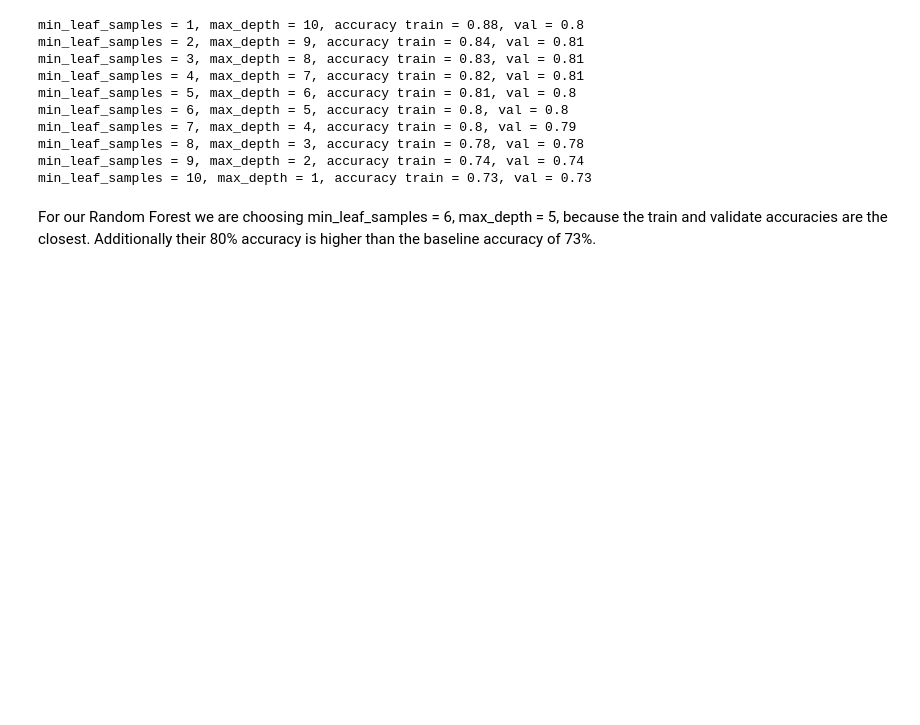
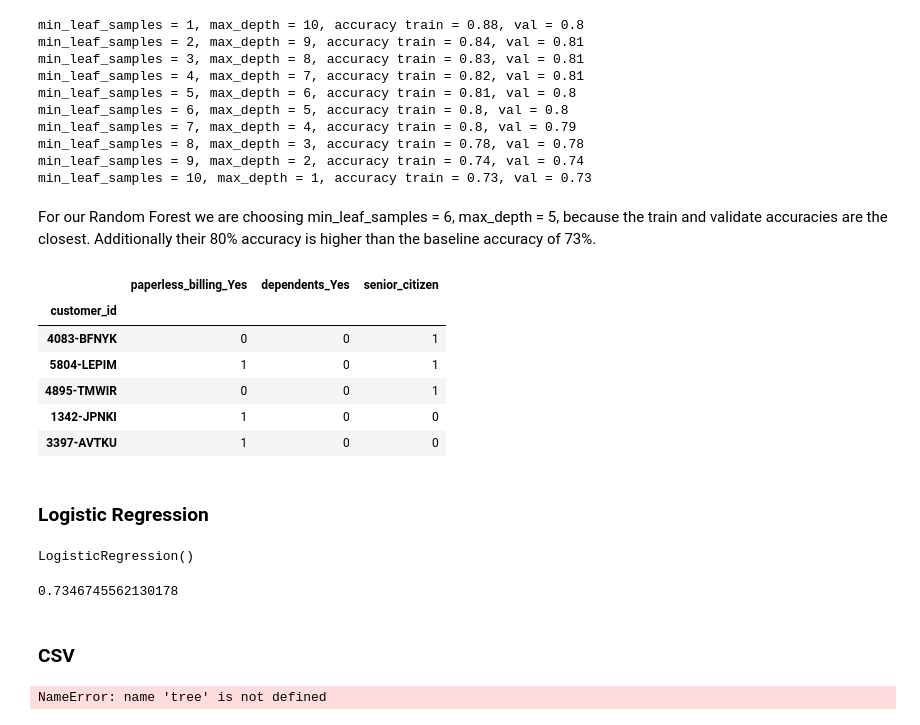
Before and after one commit to Henry-Candeias/Classification-Project, a Jupyter notebook: classification_proj_rd.ipynb, the cells around one changed output. Drawn from its saved outputs; the diff is of its cells as text; code cells hidden in the pictures; blank space fills up the shorter version.

```diff
--- a/classification_proj_rd.ipynb
+++ b/classification_proj_rd.ipynb
@@ -610,3 +626,41 @@ min_leaf_samples = 9, max_depth = 2, accuracy train = 0.74, val = 0.74
 min_leaf_samples = 10, max_depth = 1, accuracy train = 0.73, val = 0.73
 # %% [markdown]
 For our Random Forest we are choosing min_leaf_samples = 6, max_depth = 5, because the train and validate accuracies are the closest. Additionally their 80% accuracy is higher than the baseline accuracy of 73%.
+# %%
+# defines what features we'd like to model around.
+features = ['paperless_billing_Yes','dependents_Yes', 'senior_citizen']
+X_train[features].head()
+# %% [output]
+|  | paperless_billing_Yes | dependents_Yes | senior_citizen |
+| customer_id |  |  |  |
+| 4083-BFNYK | 0 | 0 | 1 |
+| 5804-LEPIM | 1 | 0 | 1 |
+| 4895-TMWIR | 0 | 0 | 1 |
+| 1342-JPNKI | 1 | 0 | 0 |
+| 3397-AVTKU | 1 | 0 | 0 |
+# %% [markdown]
+### Logistic Regression
+# %%
+# make the model
+lr = LogisticRegression()
+
+# fit the model
+lr.fit(X_train[features], y_train)
+# %% [output]
+LogisticRegression()
+# %%
+# Returns the accuracy score of the LR model
+lr.score(X_train[features], y_train)
+# %% [output]
+0.7346745562130178
+# %% [markdown]
+### CSV
+# %%
+# Generate CSV of overall model predictions
+pd.DataFrame({
+    'Customer_ID': X_test.index,
+    'Probability of Churn': [prob[1] for prob in tree.predict_proba(X_test)],
+    'Prediction of Churn': np.where(tree.predict(X_test) == 'Yes', 1, 0)
+}).to_csv('predictions.csv', index=False)
+# %% [output]
+NameError: name 'tree' is not defined
```
Also changed, not shown: parts of 36 cells of this notebook.
